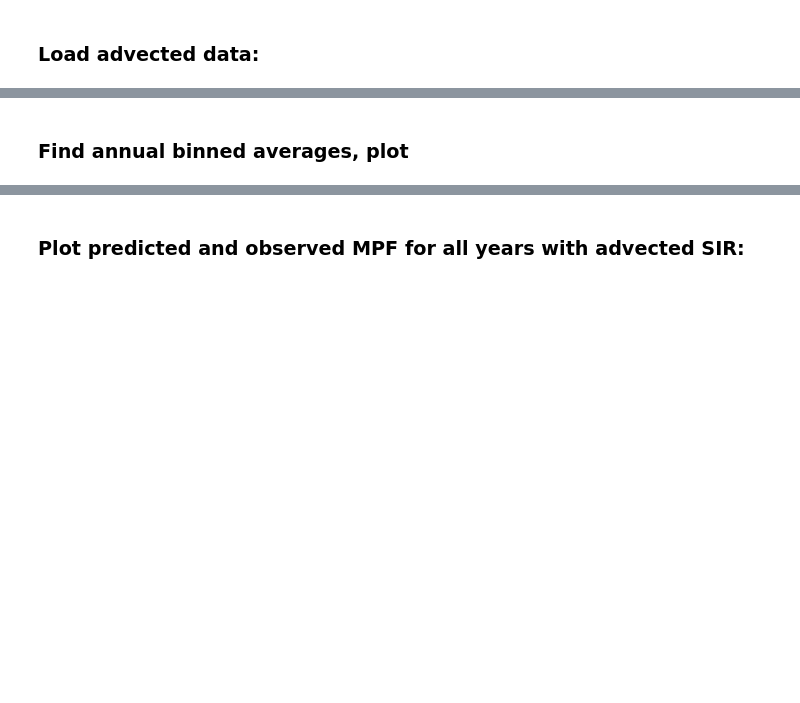
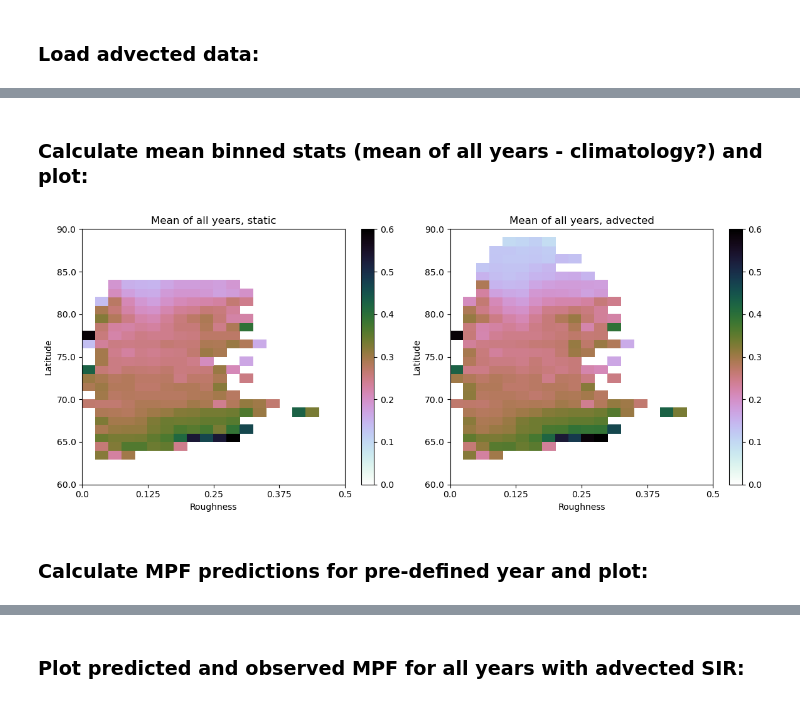
Before and after one commit to rhtweedie/modelled_mpf_with_advection, a Jupyter notebook: lat_analysis_take_2.ipynb, the cells around one changed output, grey strips where cells are left out. Saved outputs shown, nothing was run; the diff lists cells and outputs as text; code cells hidden in the pictures; blank space fills up the shorter version.

```diff
--- a/lat_analysis_take_2.ipynb
+++ b/lat_analysis_take_2.ipynb
@@ -239,3 +378,41 @@ plot_binned_stats(current_year_average, f'Mean summer MPF as a function of lat a
+# %% [markdown]
+### Calculate mean binned stats (mean of all years - climatology?) and plot:
+# %%
+mean_static_bins =  np.load('/home/htweedie/melt_ponds/data/binned_stats/static_mean_bins.npy')
+mean_advected_bins =  np.load('/home/htweedie/melt_ponds/data/binned_stats/advected_mean_bins.npy')
+# %%
+fig = plt.figure(figsize=(12,5))
+
+plt.subplot(121)
+plt.xticks(x_tick_positions, x_tick_labels) # Relabel ticks
+plt.yticks(y_tick_positions, y_tick_labels)
+
+plt.ylabel("Latitude")
+plt.xlabel("Roughness")
+
+plt.pcolor(mean_static_bins, cmap='cubehelix_r', vmin=0, vmax=0.6)
+plt.colorbar()
+plt.title(f'Mean of all years, static')
+
+
+plt.subplot(122)
+plt.xticks(x_tick_positions, x_tick_labels) # Relabel ticks
+plt.yticks(y_tick_positions, y_tick_labels)
+
+plt.ylabel("Latitude")
+plt.xlabel("Roughness")
+
+plt.pcolor(mean_advected_bins, cmap='cubehelix_r', vmin=0, vmax=0.6)
+plt.colorbar()
+plt.title(f'Mean of all years, advected')
+
+
+fig.tight_layout()
+plt.show()
+# %% [output]
+[figure, added]
+# %% [markdown]
+### Calculate MPF predictions for pre-defined year and plot:
 # %%
 # define latitude and roughness bin edges
 lat_edges = np.linspace(60, 90, num=31)  # 30 latitude bins
@@ -255,2 +434,0 @@ misr_indices = np.where((misr_indices == 0) | (misr_indices == len(misr_edges)),
-# %% [markdown]
-### Find annual binned averages, plot
```
Also changed, not shown: parts of 34 cells of this notebook.
